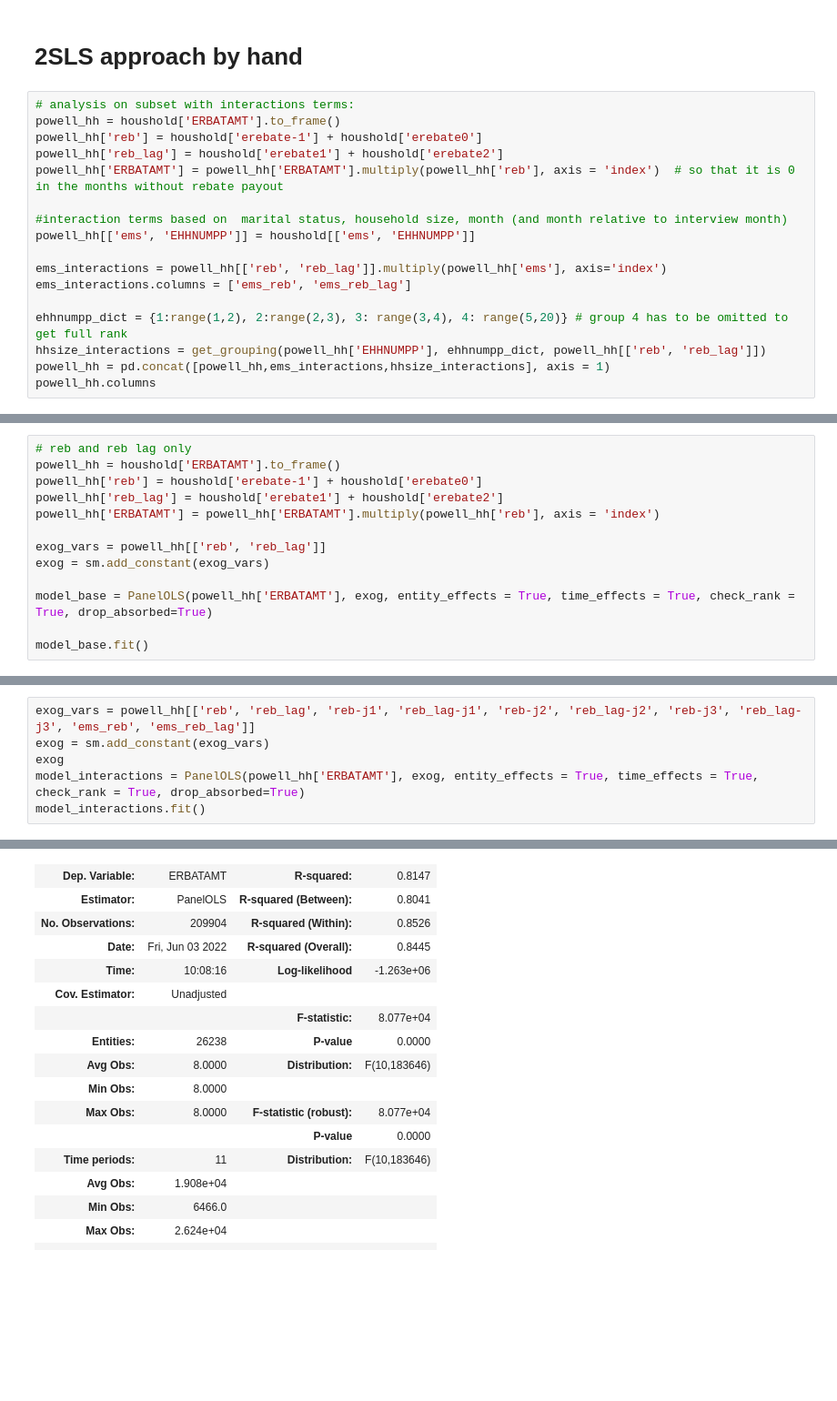
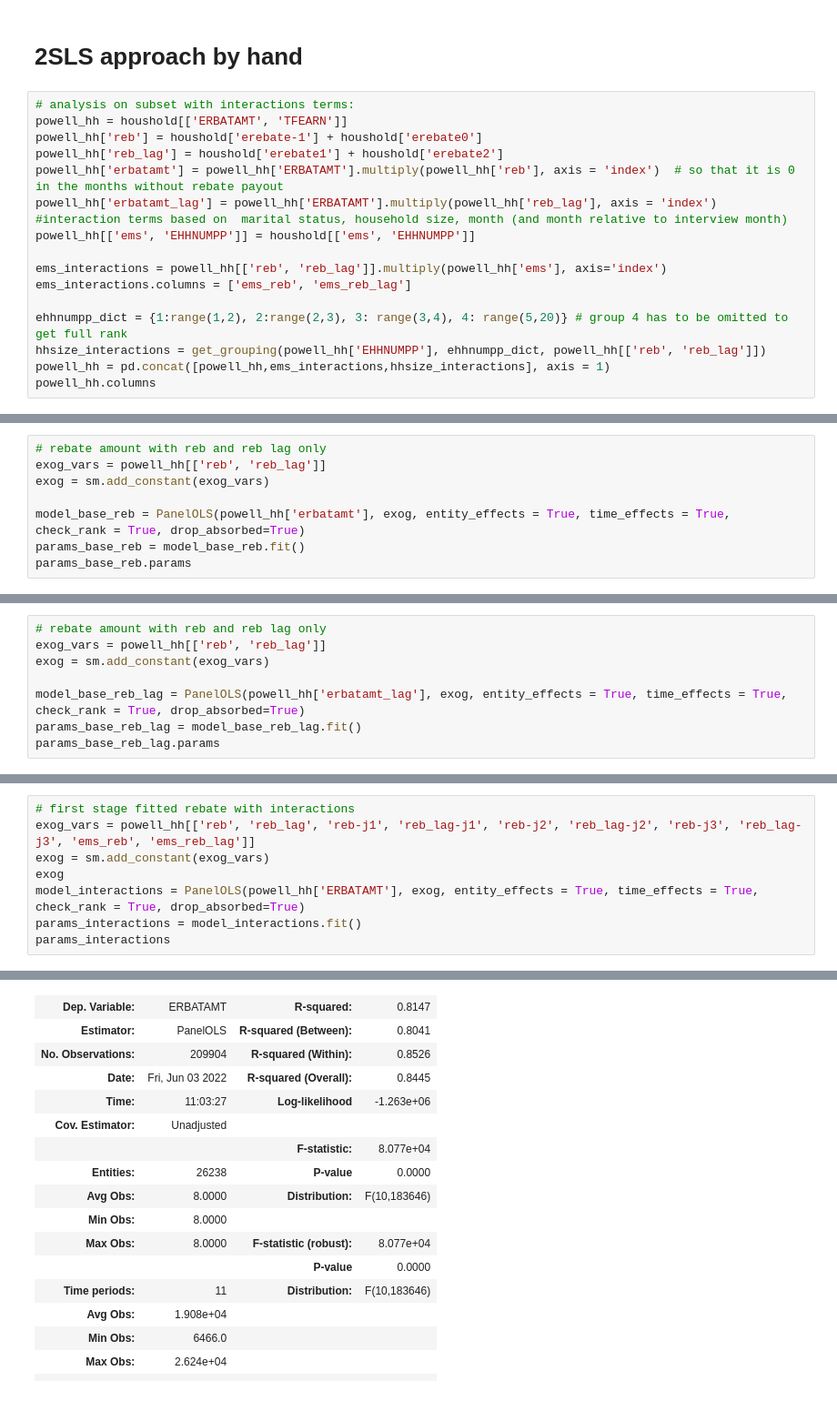
Before and after one commit to MaxDerWeber/MasterThesis, a Jupyter notebook: Analysis.ipynb, the cells around one changed output, grey strips where cells are left out. Shown at 91% size. Cells and saved outputs as stored; diff of their text form; blank space fills up the shorter version.

Commit message:
Second stage 2SLS added.

```diff
--- a/Analysis.ipynb
+++ b/Analysis.ipynb
@@ -285,11 +285,11 @@ model.fit()
 # 2SLS approach by hand
 # %%
 # analysis on subset with interactions terms:
-powell_hh = houshold['ERBATAMT'].to_frame()
+powell_hh = houshold[['ERBATAMT', 'TFEARN']]
 powell_hh['reb'] = houshold['erebate-1'] + houshold['erebate0']
 powell_hh['reb_lag'] = houshold['erebate1'] + houshold['erebate2']
-powell_hh['ERBATAMT'] = powell_hh['ERBATAMT'].multiply(powell_hh['reb'], axis = 'index')  # so that it is 0 in the months without rebate payout
-
+powell_hh['erbatamt'] = powell_hh['ERBATAMT'].multiply(powell_hh['reb'], axis = 'index')  # so that it is 0 in the months without rebate payout
+powell_hh['erbatamt_lag'] = powell_hh['ERBATAMT'].multiply(powell_hh['reb_lag'], axis = 'index')
 #interaction terms based on  marital status, household size, month (and month relative to interview month)
 powell_hh[['ems', 'EHHNUMPP']] = houshold[['ems', 'EHHNUMPP']]
 
@@ -308,14 +331,9 @@ Index(['ERBATAMT', 'reb', 'reb_lag', 'ems', 'EHHNUMPP', 'ems_reb',
 # %%
-# reb and reb lag only
-powell_hh = houshold['ERBATAMT'].to_frame()
-powell_hh['reb'] = houshold['erebate-1'] + houshold['erebate0']
-powell_hh['reb_lag'] = houshold['erebate1'] + houshold['erebate2']
-powell_hh['ERBATAMT'] = powell_hh['ERBATAMT'].multiply(powell_hh['reb'], axis = 'index')
-
+# rebate amount with reb and reb lag only
 exog_vars = powell_hh[['reb', 'reb_lag']]
 exog = sm.add_constant(exog_vars)
 
-model_base = PanelOLS(powell_hh['ERBATAMT'], exog, entity_effects = True, time_effects = True, check_rank = True, drop_absorbed=True)
-
-model_base.fit()
+model_base_reb = PanelOLS(powell_hh['erbatamt'], exog, entity_effects = True, time_effects = True, check_rank = True, drop_absorbed=True)
+params_base_reb = model_base_reb.fit()
+params_base_reb.params
 # %% [output]
@@ -349,0 +344,8 @@ id: 0x7fe6cb8bb340
+# %%
+# rebate amount with reb and reb lag only
+exog_vars = powell_hh[['reb', 'reb_lag']]
+exog = sm.add_constant(exog_vars)
+
+model_base_reb_lag = PanelOLS(powell_hh['erbatamt_lag'], exog, entity_effects = True, time_effects = True, check_rank = True, drop_absorbed=True)
+params_base_reb_lag = model_base_reb_lag.fit()
+params_base_reb_lag.params
@@ -350,16 +357,18 @@ id: 0x7fe6cb8bb340
 # %%
+# first stage fitted rebate with interactions
 exog_vars = powell_hh[['reb', 'reb_lag', 'reb-j1', 'reb_lag-j1', 'reb-j2', 'reb_lag-j2', 'reb-j3', 'reb_lag-j3', 'ems_reb', 'ems_reb_lag']]
 exog = sm.add_constant(exog_vars)
 exog
 model_interactions = PanelOLS(powell_hh['ERBATAMT'], exog, entity_effects = True, time_effects = True, check_rank = True, drop_absorbed=True)
-model_interactions.fit()
+params_interactions = model_interactions.fit()
+params_interactions
 # %% [output]
 PanelOLS Estimation Summary
 | Dep. Variable: | ERBATAMT | R-squared: | 0.8147 |
 | Estimator: | PanelOLS | R-squared (Between): | 0.8041 |
 | No. Observations: | 209904 | R-squared (Within): | 0.8526 |
 | Date: | Fri, Jun 03 2022 | R-squared (Overall): | 0.8445 |
-| Time: | 10:08:16 | Log-likelihood | -1.263e+06 |
+| Time: | 11:03:27 | Log-likelihood | -1.263e+06 |
 | Cov. Estimator: | Unadjusted |  |  |
 |  |  | F-statistic: | 8.077e+04 |
 | Entities: | 26238 | P-value | 0.0000 |
```
Also changed, not shown: parts of 8 cells of this notebook.
